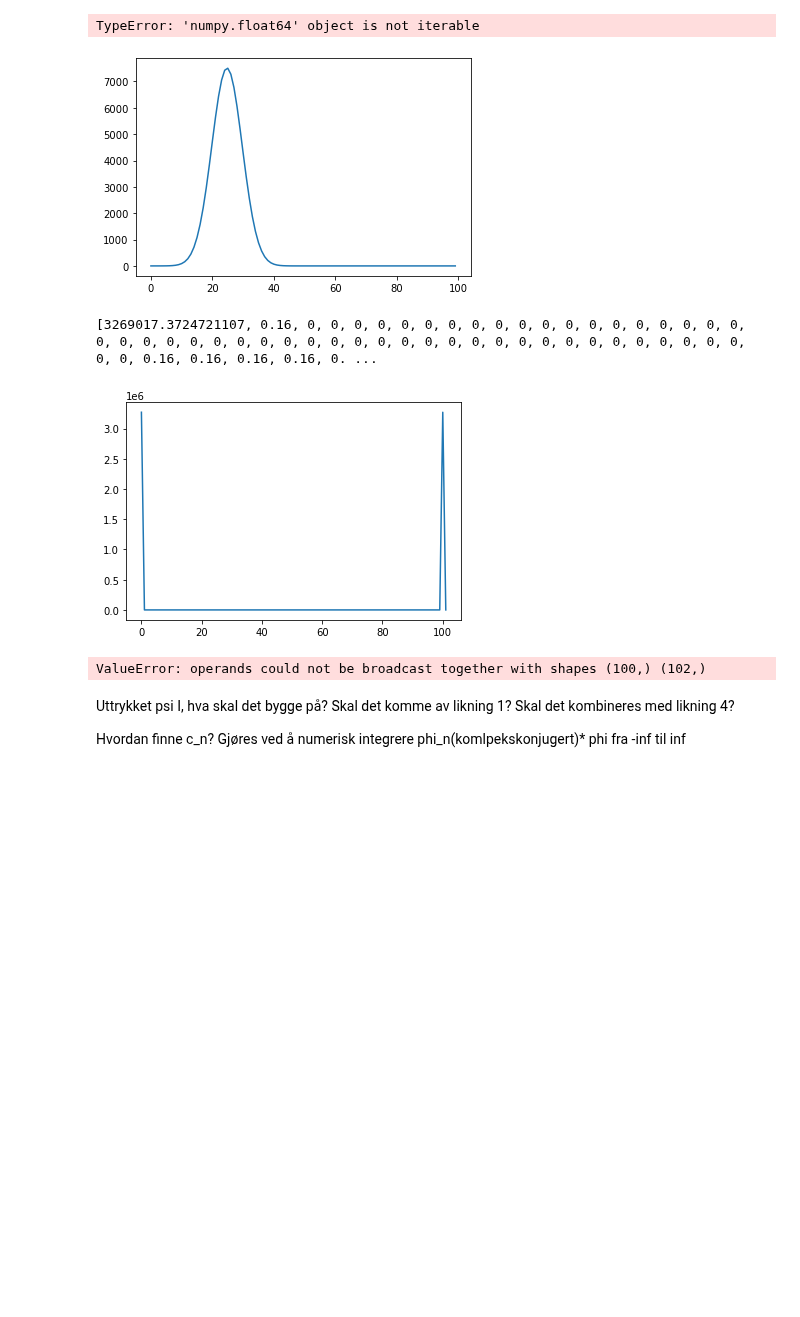
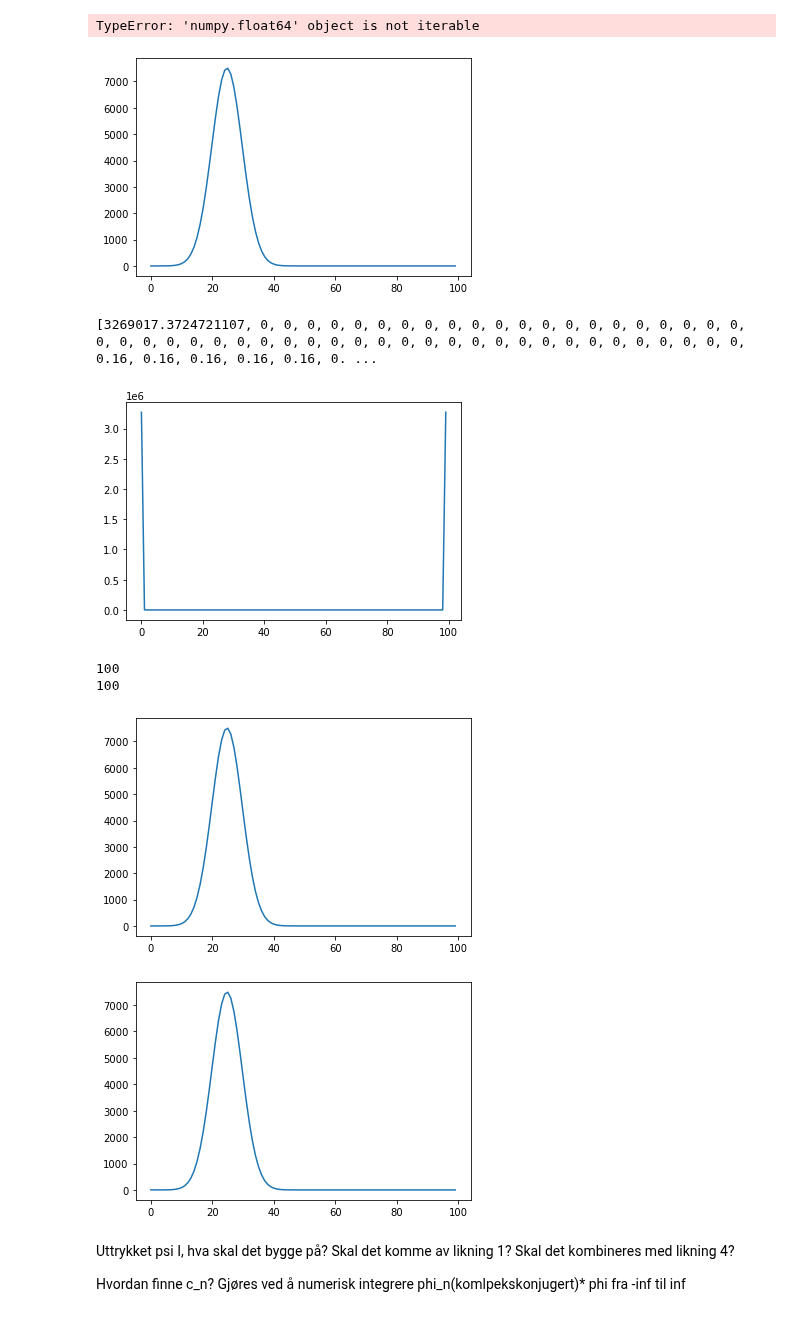
Before and after one commit to astridmo/Fys245-Quantum-physics, a Jupyter notebook: oblig/ObligFys245.ipynb, the cells around one changed output. Drawn from its saved outputs; the diff is of its cells as text; code cells hidden in the pictures; blank space fills up the shorter version.

```diff
--- a/oblig/ObligFys245.ipynb
+++ b/oblig/ObligFys245.ipynb
@@ -113,7 +113,7 @@ def V(x):
     for xi in x:
         if xi <= 0 or xi >= L:
             V_list.append(inf)
-        if 0 < xi < L/2:
+        elif 0 < xi < L/2:
             V_list.append(0)
         else:
             V_list.append(V0)
@@ -219,35 +219,44 @@ TypeError: 'numpy.float64' object is not iterable
 # %%
 def plot_ksi(t):
     """
     Funksjon for å plotte bølgefunksjonen ksi ved gitt tidspunkt
 
     Inputs
     ------
     t - float
         Tiden vi ønsker å plotte bølgefunksjonen ved
 
     Returns
     -------
         plot av bølgefunksjonen ved gitt tidspunkt
     """
     pass
 
 ff = ksi(x, x0, t=0)
 plt.plot(ff)
 plt.show()
 
 print(V(x))
 plt.plot(V(x))
 plt.show()
+print(len(x))
+print(len(V(x)))
 
 f2 = Phi(x, x0, t, dt, dx)
 plt.plot(f2)
 plt.show()
+
+f3 = Phi(x, x0, t+dt*1000, dt, dx)
+plt.plot(f3)
+plt.show()
 # %% [output]
 [figure]
-[3269017.3724721107, 0.16, 0, 0, 0, 0, 0, 0, 0, 0, 0, 0, 0, 0, 0, 0, 0, 0, 0, 0, 0, 0, 0, 0, 0, 0, 0, 0, 0, 0, 0, 0, 0, 0, 0, 0, 0, 0, 0, 0, 0, 0, 0, 0, 0, 0, 0, 0, 0, 0, 0, 0.16, 0.16, 0.16, 0.16, 0. ...
+[3269017.3724721107, 0, 0, 0, 0, 0, 0, 0, 0, 0, 0, 0, 0, 0, 0, 0, 0, 0, 0, 0, 0, 0, 0, 0, 0, 0, 0, 0, 0, 0, 0, 0, 0, 0, 0, 0, 0, 0, 0, 0, 0, 0, 0, 0, 0, 0, 0, 0, 0, 0, 0.16, 0.16, 0.16, 0.16, 0.16, 0. ...
-[figure, old version]
+[figure, new version]
-ValueError: operands could not be broadcast together with shapes (100,) (102,)
+100
+100
+[figure, added]
+[figure, added]
 # %% [markdown]
 Uttrykket psi I, hva skal det bygge på? Skal det komme av likning 1? Skal det kombineres med likning 4?
 
```
